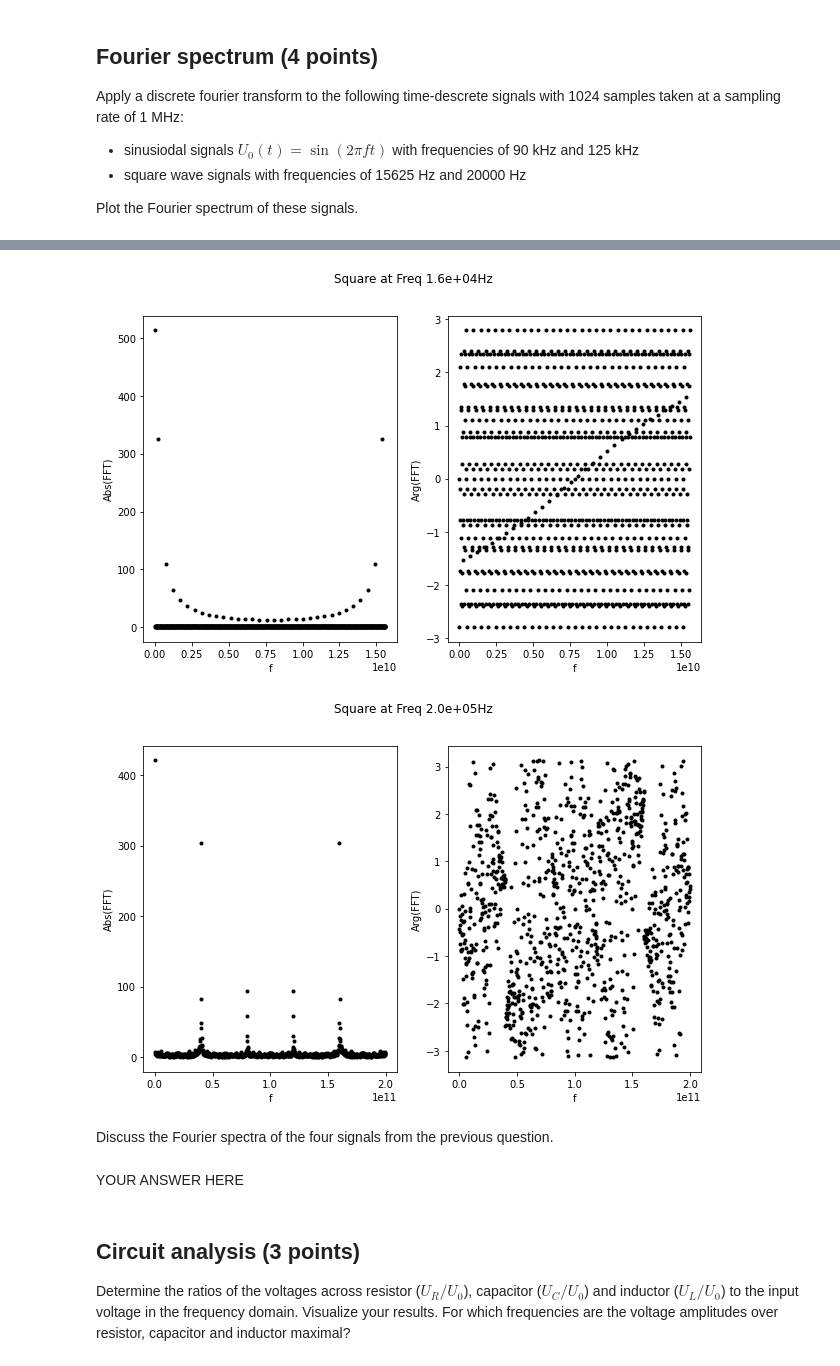
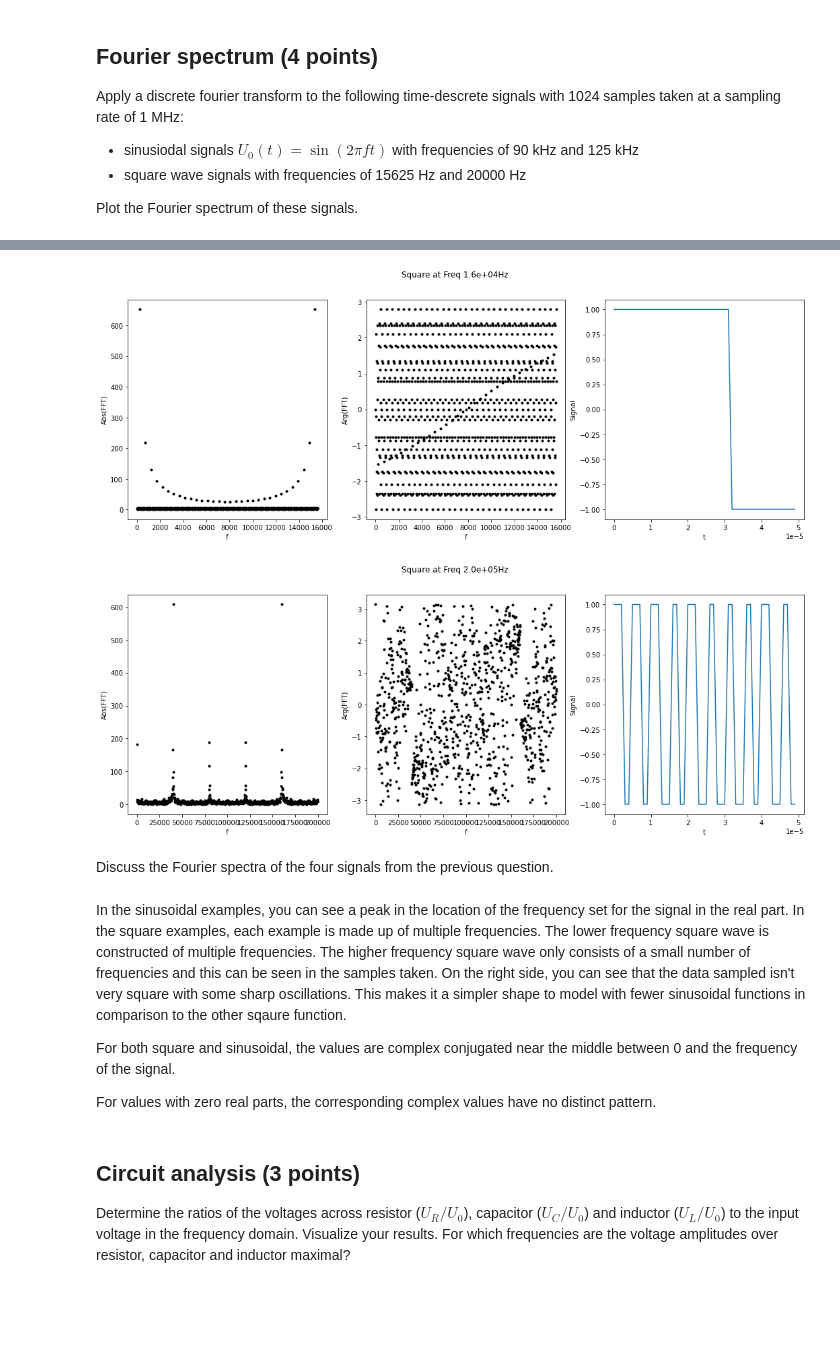
Before and after one commit to codecalec/ComputationalPhysics, a Jupyter notebook: assignments/tut2/tut2-q1-lrc.ipynb, the cells around one changed output, grey strips where cells are left out. Drawn from its saved outputs; the diff is of its cells as text; code cells hidden in the pictures; blank space fills up the shorter version.

```diff
--- a/assignments/tut2/tut2-q1-lrc.ipynb
+++ b/assignments/tut2/tut2-q1-lrc.ipynb
@@ -29,10 +29,10 @@ Apply a discrete fourier transform to the following time-descrete signals with 1
 
 Plot the Fourier spectrum of these signals.
 # %%
-plt.rcParams['figure.figsize'] = [10, 6]
+plt.rcParams['figure.figsize'] = [18, 6]
 #plt.rcParams['figure.dpi'] = 150
 
-def sinusoidal(f,t):
+def sinusoidal(t, f):
     return np.sin(2*np.pi*f*t)
 
 
@@ -42,12 +42,12 @@ t = np.fromiter((n / fsamp for n in range(nsamples)), float)
 
 for f in f_options:
 
-    fig, axs = plt.subplots(1, 2)
-    samples = sinusoidal(f, t)
+    fig, axs = plt.subplots(1, 3)
+    samples = sinusoidal(t, f)
 
     output = np.fft.fft(samples)
     #freqs = np.fft.fftfreq(t.shape[-1])
-    freqs = np.arange(nsamples) / (nsamples / fsamp) * f
+    freqs = np.arange(nsamples) / nsamples * f
 
     axs[0].plot(freqs, np.abs(output), 'ko', lw=0, ms=3)
     axs[0].set_xlabel("f")
@@ -57,5 +57,9 @@ for f in f_options:
     axs[1].set_xlabel("f")
     axs[1].set_ylabel("Arg(FFT)")
 
+    axs[2].plot(t[0:50], samples[0:50])
+    axs[2].set_xlabel("t")
+    axs[2].set_ylabel("Signal")
+
     fig.suptitle(f"Sinsoidal at Freq {f:.1e}Hz")
 # %% [output]
@@ -64,40 +68,50 @@ for f in f_options:
 # %%
-def square(f, t):
+def square(t, f):
     delta = 1 / f
     gap = delta / 2
     if t % delta < gap:
         return 1
-    return 0
+    return -1
 
 t = np.fromiter((n / fsamp for n in range(nsamples)), float)
 
 f_options = [15625, 200e3]
 vec_square = np.vectorize(square)
 
 for i, f in enumerate(f_options):
 
-    fig, axs = plt.subplots(1, 2)
-    samples = vec_square(f,t)
+    fig, axs = plt.subplots(1, 3)
+    samples = vec_square(t, f)
 
     output = np.fft.fft(samples)
-    freqs = np.arange(nsamples) / (nsamples / fsamp) * f
+    freqs = np.arange(nsamples) / (nsamples) * f
 
     axs[0].plot(freqs, np.abs(output), 'ko', lw=0, ms=3)
     axs[0].set_xlabel("f")
     axs[0].set_ylabel("Abs(FFT)")
 
     axs[1].plot(freqs, np.angle(output),'ko',lw=0, ms=3)
     axs[1].set_xlabel("f")
     axs[1].set_ylabel("Arg(FFT)")
 
+    axs[2].plot(t[0:50], samples[0:50])
+    axs[2].set_xlabel("t")
+    axs[2].set_ylabel("Signal")
+
     fig.suptitle(f"Square at Freq {f:.1e}Hz")
 # %% [output]
-[figure, old version]
+[figure, new version]
-[figure, old version]
+[figure, new version]
 # %% [markdown]
 Discuss the Fourier spectra of the four signals from the previous question.
-# %% [markdown]
-YOUR ANSWER HERE
+# %% [markdown]
+In the sinusoidal examples, you can see a peak in the location of the frequency set for the signal in the real part.
+In the square examples, each example is made up of multiple frequencies. The lower frequency square wave is constructed of multiple frequencies.
+The higher frequency square wave only consists of a small number of frequencies and this can be seen in the samples taken. On the right side, you can see that the data sampled isn't very square with some sharp oscillations.  This makes it a simpler shape to model with fewer sinusoidal functions in comparison to the other sqaure function.
+
+For both square and sinusoidal, the values are complex conjugated near the middle between 0 and the frequency of the signal.
+
+For values with zero real parts, the corresponding complex values have no distinct pattern.
 # %% [markdown]
 ## Circuit analysis (3 points)
 
```
Also changed, not shown: parts of 12 cells of this notebook.
